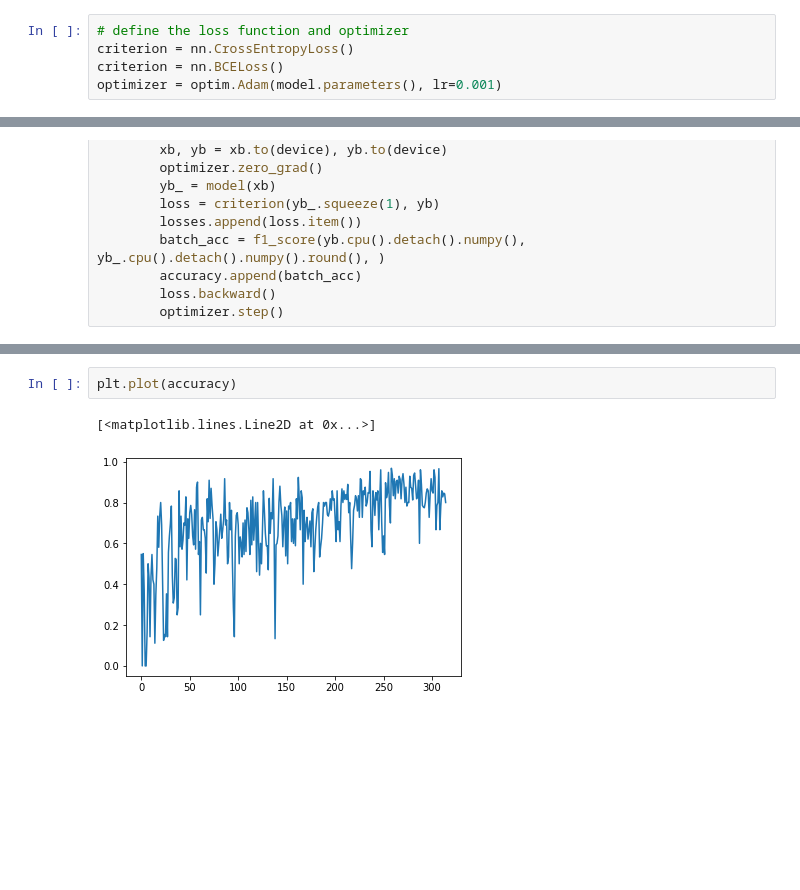
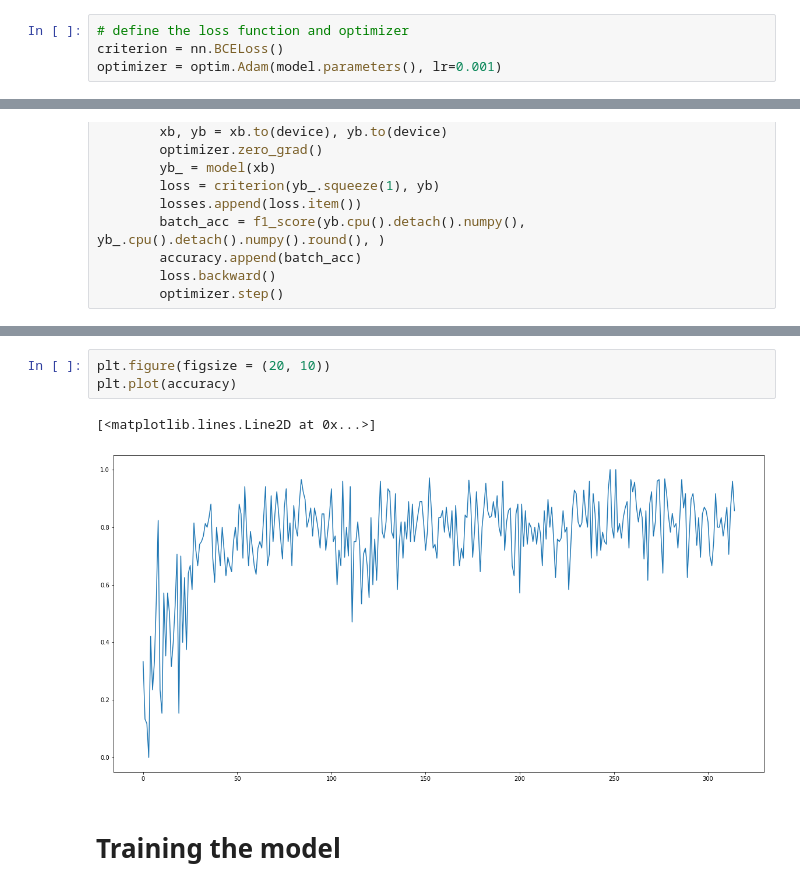
Before and after one commit to skj092/Forgegy-Image-Detection-Using-Error-level-Analysis-and-Deep-Learning, a Jupyter notebook: tempered-image-detection-pytorch.ipynb, the cells around one changed output, grey strips where cells are left out. Drawn from its saved outputs; the diff is of its cells as text; blank space fills up the shorter version.

Commit message:
Kaggle Notebook | Tempered-Image-detection-PyTorch | Version 3

```diff
--- a/tempered-image-detection-pytorch.ipynb
+++ b/tempered-image-detection-pytorch.ipynb
@@ -287,7 +285,6 @@ CNN(
 # Training Function
 # %%
 # define the loss function and optimizer
-criterion = nn.CrossEntropyLoss()
 criterion = nn.BCELoss()
 optimizer = optim.Adam(model.parameters(), lr=0.001)
 # %% [markdown]
@@ -319,8 +316,11 @@ plt.plot(losses)
 # %%
+plt.figure(figsize = (20, 10))
 plt.plot(accuracy)
 # %% [output]
 [<matplotlib.lines.Line2D at 0x...>]
-[figure, old version]
+[figure, new version]
+# %% [markdown]
+# Training the model
 # %%
 from sklearn.metrics import accuracy_score, f1_score
 
```
Also changed, not shown: parts of 9 cells of this notebook.
